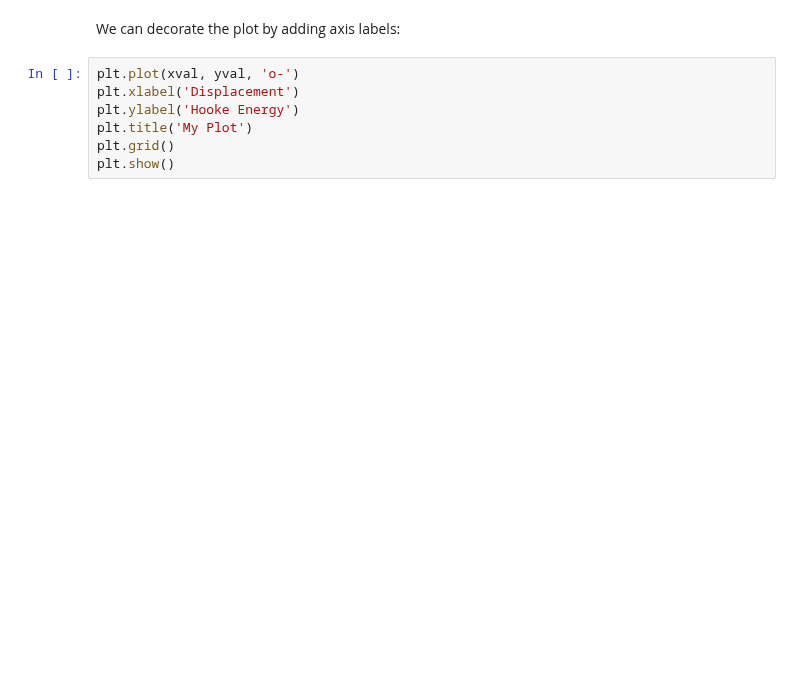
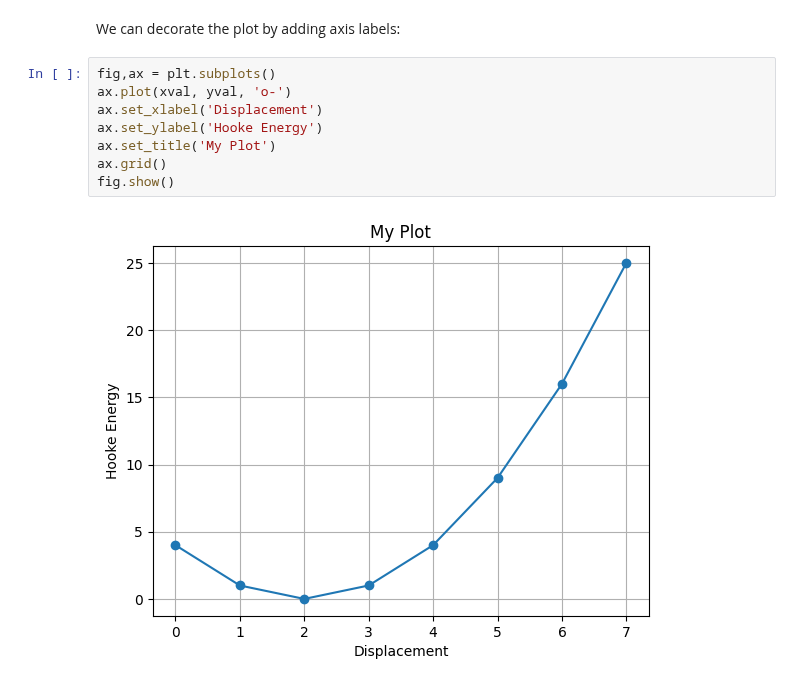
Before and after one commit to mpfoster/Biochem5721, a Jupyter notebook: function_intro.ipynb, the cells around one changed output. Cells and saved outputs as stored; diff of their text form; blank space fills up the shorter version.

```diff
--- a/function_intro.ipynb
+++ b/function_intro.ipynb
@@ -45,9 +54,12 @@ plt.show()
 # %% [markdown]
 We can decorate the plot by adding axis labels:
 # %%
-plt.plot(xval, yval, 'o-')
-plt.xlabel('Displacement')
-plt.ylabel('Hooke Energy')
-plt.title('My Plot')
-plt.grid()
-plt.show()
+fig,ax = plt.subplots()
+ax.plot(xval, yval, 'o-')
+ax.set_xlabel('Displacement')
+ax.set_ylabel('Hooke Energy')
+ax.set_title('My Plot')
+ax.grid()
+fig.show()
+# %% [output]
+[figure, added]
```
Also changed, not shown: parts of 5 cells of this notebook.
